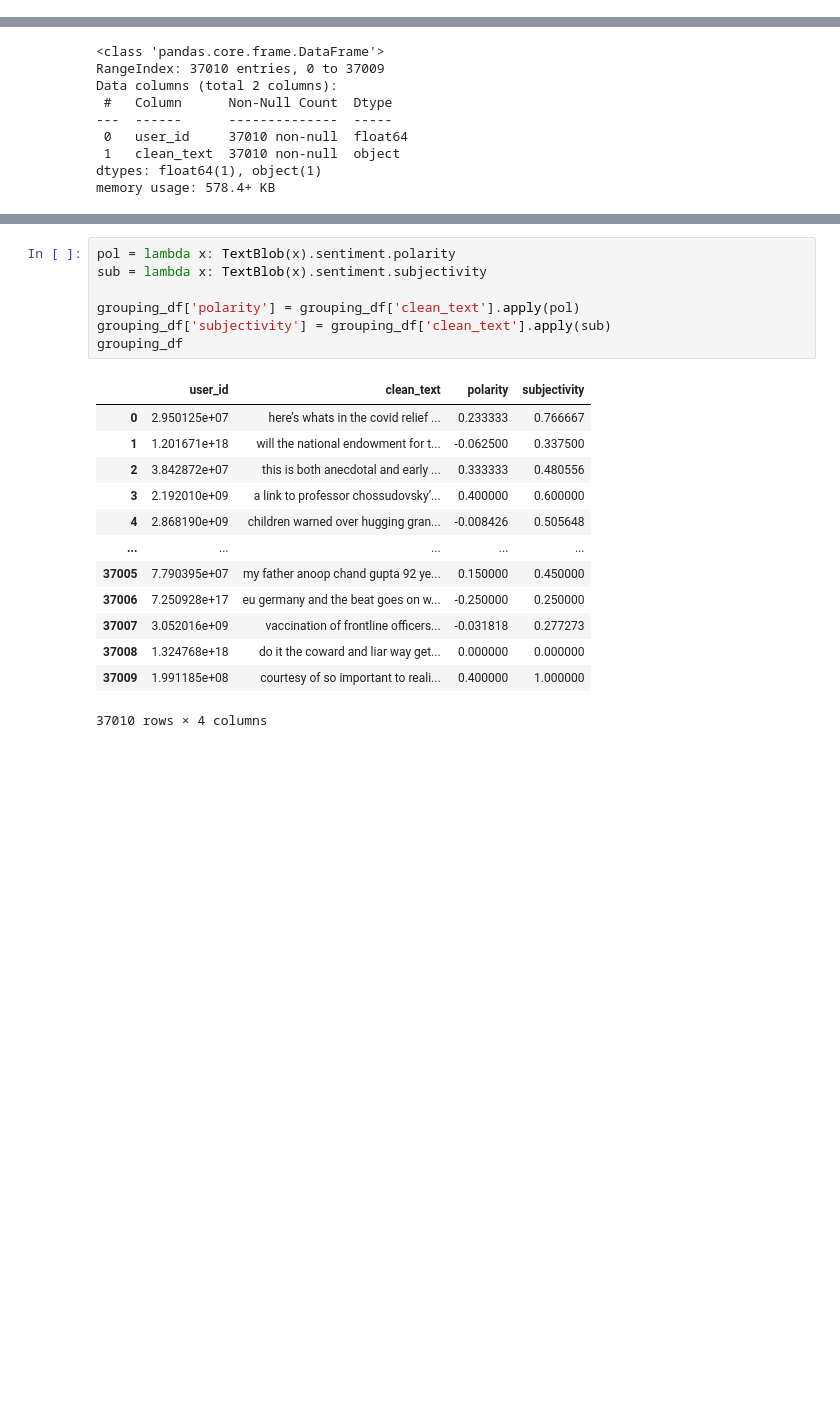
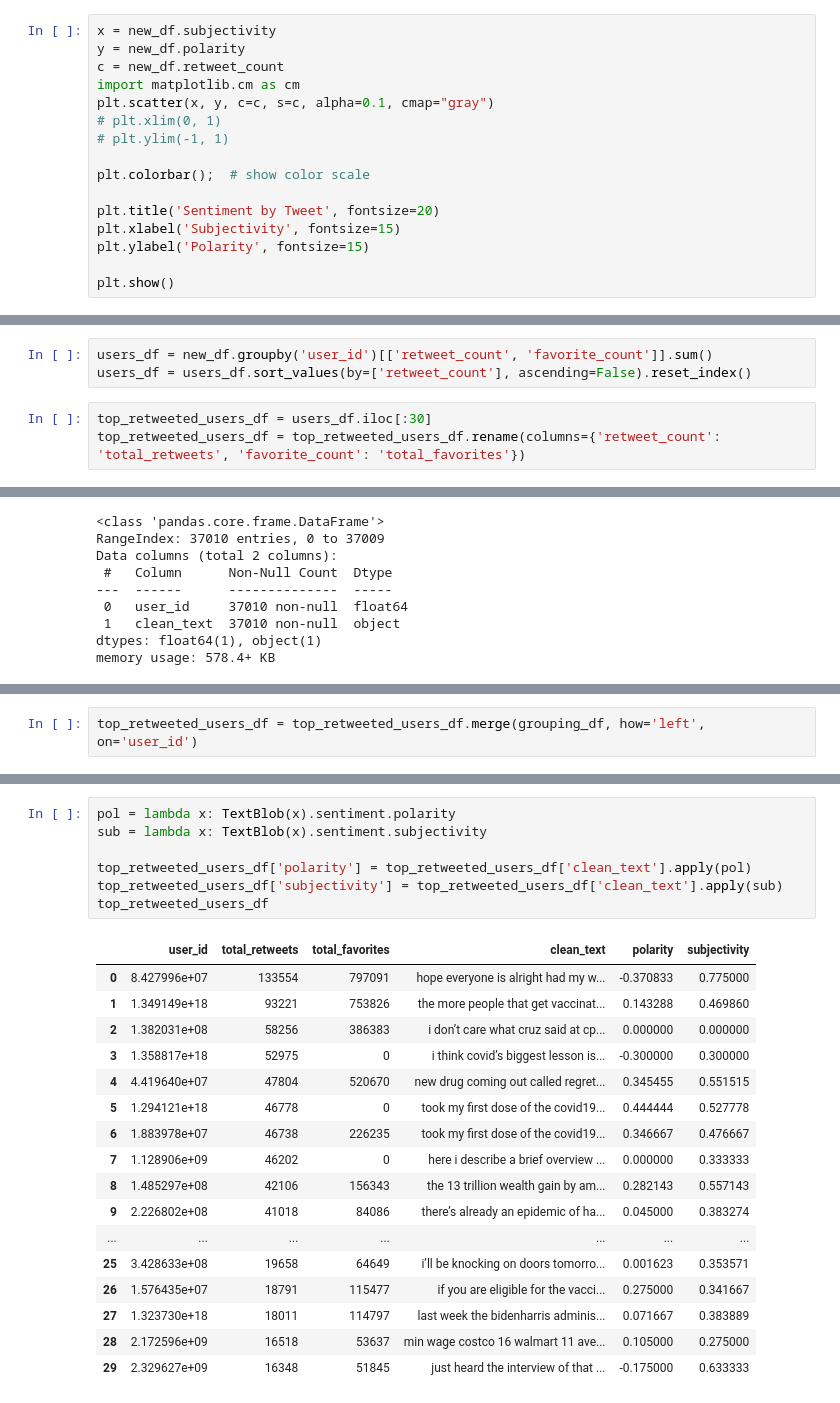
Before and after one commit to datakind/Mar21-vaccine-uptake, a Jupyter notebook: 02_eda/twitter_eda.ipynb, the cells around one changed output, grey strips where cells are left out. Cells and saved outputs as stored; diff of their text form; blank space fills up the shorter version.

```diff
--- a/02_eda/twitter_eda.ipynb
+++ b/02_eda/twitter_eda.ipynb
@@ -189,0 +257,16 @@ new_df.plot.scatter(x='polarity', y='favorite_count')
+# %%
+x = new_df.subjectivity
+y = new_df.polarity
+c = new_df.retweet_count
+import matplotlib.cm as cm
+plt.scatter(x, y, c=c, s=c, alpha=0.1, cmap="gray")
+# plt.xlim(0, 1)
+# plt.ylim(-1, 1)
+
+plt.colorbar();  # show color scale
+
+plt.title('Sentiment by Tweet', fontsize=20)
+plt.xlabel('Subjectivity', fontsize=15)
+plt.ylabel('Polarity', fontsize=15)
+
+plt.show()
@@ -221,0 +309,6 @@ memory usage: 5.9+ MB
+# %%
+users_df = new_df.groupby('user_id')[['retweet_count', 'favorite_count']].sum()
+users_df = users_df.sort_values(by=['retweet_count'], ascending=False).reset_index()
+# %%
+top_retweeted_users_df = users_df.iloc[:30]
+top_retweeted_users_df = top_retweeted_users_df.rename(columns={'retweet_count': 'total_retweets', 'favorite_count': 'total_favorites'})
@@ -240,0 +374,2 @@ memory usage: 578.4+ KB
+# %%
+top_retweeted_users_df = top_retweeted_users_df.merge(grouping_df, how='left', on='user_id')
@@ -241,21 +398,25 @@ memory usage: 578.4+ KB
 # %%
 pol = lambda x: TextBlob(x).sentiment.polarity
 sub = lambda x: TextBlob(x).sentiment.subjectivity
 
-grouping_df['polarity'] = grouping_df['clean_text'].apply(pol)
-grouping_df['subjectivity'] = grouping_df['clean_text'].apply(sub)
-grouping_df
+top_retweeted_users_df['polarity'] = top_retweeted_users_df['clean_text'].apply(pol)
+top_retweeted_users_df['subjectivity'] = top_retweeted_users_df['clean_text'].apply(sub)
+top_retweeted_users_df
 # %% [output]
-|  | user_id | clean_text | polarity | subjectivity |
-| 0 | 2.950125e+07 | here’s whats in the covid relief ... | 0.233333 | 0.766667 |
-| 1 | 1.201671e+18 | will the national endowment for t... | -0.062500 | 0.337500 |
-| 2 | 3.842872e+07 | this is both anecdotal and early ... | 0.333333 | 0.480556 |
-| 3 | 2.192010e+09 | a link to professor chossudovsky’... | 0.400000 | 0.600000 |
-| 4 | 2.868190e+09 | children warned over hugging gran... | -0.008426 | 0.505648 |
-| ... | ... | ... | ... | ... |
-| 37005 | 7.790395e+07 | my father anoop chand gupta 92 ye... | 0.150000 | 0.450000 |
-| 37006 | 7.250928e+17 | eu germany and the beat goes on w... | -0.250000 | 0.250000 |
-| 37007 | 3.052016e+09 | vaccination of frontline officers... | -0.031818 | 0.277273 |
-| 37008 | 1.324768e+18 | do it the coward and liar way get... | 0.000000 | 0.000000 |
-| 37009 | 1.991185e+08 | courtesy of so important to reali... | 0.400000 | 1.000000 |
+|  | user_id | total_retweets | total_favorites | clean_text | polarity | subjectivity |
+| 0 | 8.427996e+07 | 133554 | 797091 | hope everyone is alright had my w... | -0.370833 | 0.775000 |
+| 1 | 1.349149e+18 | 93221 | 753826 | the more people that get vaccinat... | 0.143288 | 0.469860 |
+| 2 | 1.382031e+08 | 58256 | 386383 | i don’t care what cruz said at cp... | 0.000000 | 0.000000 |
+| 3 | 1.358817e+18 | 52975 | 0 | i think covid’s biggest lesson is... | -0.300000 | 0.300000 |
+| 4 | 4.419640e+07 | 47804 | 520670 | new drug coming out called regret... | 0.345455 | 0.551515 |
+| 5 | 1.294121e+18 | 46778 | 0 | took my first dose of the covid19... | 0.444444 | 0.527778 |
+| 6 | 1.883978e+07 | 46738 | 226235 | took my first dose of the covid19... | 0.346667 | 0.476667 |
+| 7 | 1.128906e+09 | 46202 | 0 | here i describe a brief overview ... | 0.000000 | 0.333333 |
+| 8 | 1.485297e+08 | 42106 | 156343 | the 13 trillion wealth gain by am... | 0.282143 | 0.557143 |
+| 9 | 2.226802e+08 | 41018 | 84086 | there’s already an epidemic of ha... | 0.045000 | 0.383274 |
+| ... | ... | ... | ... | ... | ... | ... |
+| 25 | 3.428633e+08 | 19658 | 64649 | i’ll be knocking on doors tomorro... | 0.001623 | 0.353571 |
+| 26 | 1.576435e+07 | 18791 | 115477 | if you are eligible for the vacci... | 0.275000 | 0.341667 |
+| 27 | 1.323730e+18 | 18011 | 114797 | last week the bidenharris adminis... | 0.071667 | 0.383889 |
+| 28 | 2.172596e+09 | 16518 | 53637 | min wage costco 16 walmart 11 ave... | 0.105000 | 0.275000 |
+| 29 | 2.329627e+09 | 16348 | 51845 | just heard the interview of that ... | -0.175000 | 0.633333 |
-37010 rows × 4 columns
```
Also changed, not shown: parts of 25 cells of this notebook.
